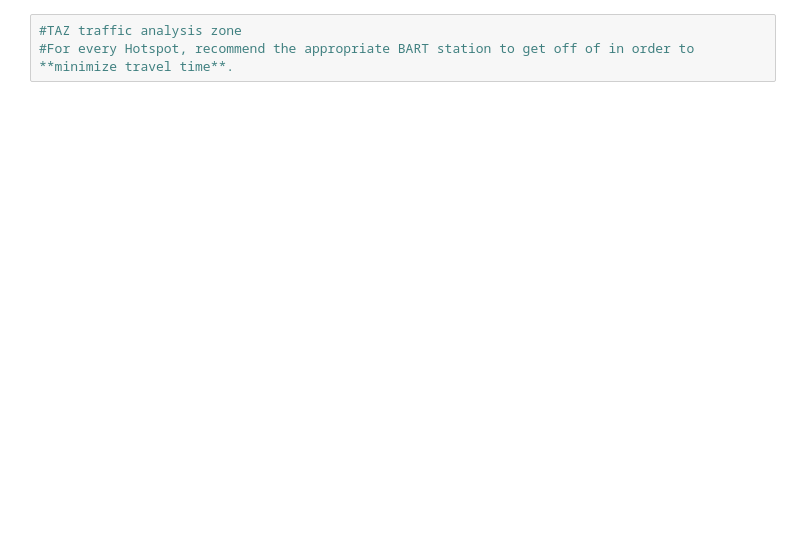
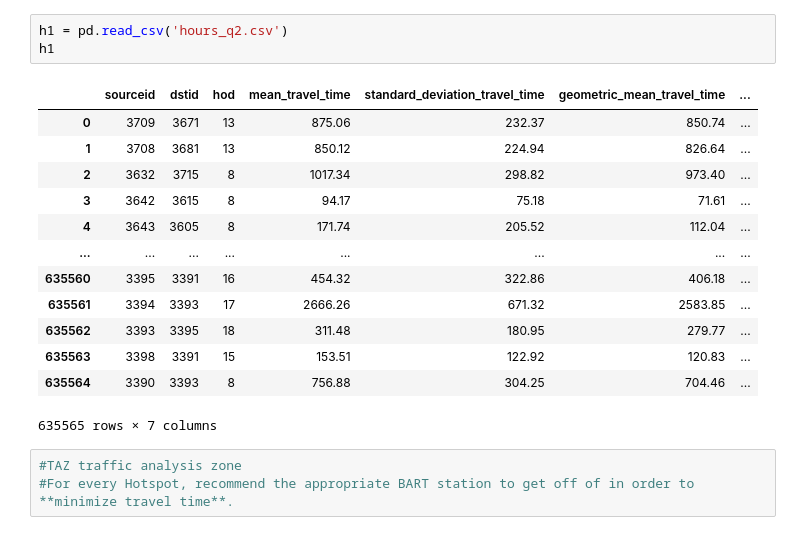
Before and after one commit to annsudhart/DataHacks2020, a Jupyter notebook: Datahacks 2020.ipynb, the cells around one changed output. Drawn from its saved outputs; the diff is of its cells as text; blank space fills up the shorter version.

```diff
--- a/Datahacks 2020.ipynb
+++ b/Datahacks 2020.ipynb
@@ -81,3 +74,20 @@ h2 = pd.read_csv('datasets/hours_q2.csv') # ride times for Quarter 2
+# %%
+h1 = pd.read_csv('hours_q2.csv')
+h1
+# %% [output]
+|  | sourceid | dstid | hod | mean_travel_time | standard_deviation_travel_time | geometric_mean_travel_time | ... |
+| 0 | 3709 | 3671 | 13 | 875.06 | 232.37 | 850.74 | ... |
+| 1 | 3708 | 3681 | 13 | 850.12 | 224.94 | 826.64 | ... |
+| 2 | 3632 | 3715 | 8 | 1017.34 | 298.82 | 973.40 | ... |
+| 3 | 3642 | 3615 | 8 | 94.17 | 75.18 | 71.61 | ... |
+| 4 | 3643 | 3605 | 8 | 171.74 | 205.52 | 112.04 | ... |
+| ... | ... | ... | ... | ... | ... | ... | ... |
+| 635560 | 3395 | 3391 | 16 | 454.32 | 322.86 | 406.18 | ... |
+| 635561 | 3394 | 3393 | 17 | 2666.26 | 671.32 | 2583.85 | ... |
+| 635562 | 3393 | 3395 | 18 | 311.48 | 180.95 | 279.77 | ... |
+| 635563 | 3398 | 3391 | 15 | 153.51 | 122.92 | 120.83 | ... |
+| 635564 | 3390 | 3393 | 8 | 756.88 | 304.25 | 704.46 | ... |
+635565 rows × 7 columns
 # %%
 #TAZ traffic analysis zone
 #For every Hotspot, recommend the appropriate BART station to get off of in order to **minimize travel time**.
```
Also changed, not shown: parts of 53 cells of this notebook.
